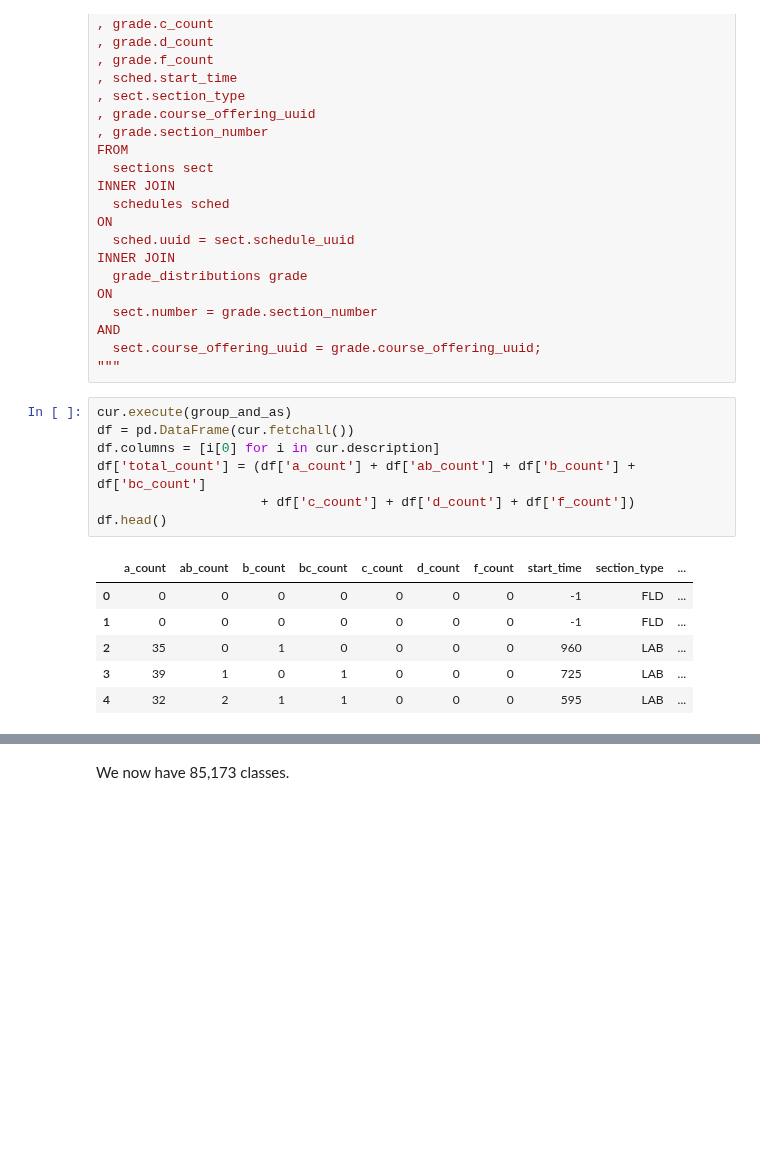
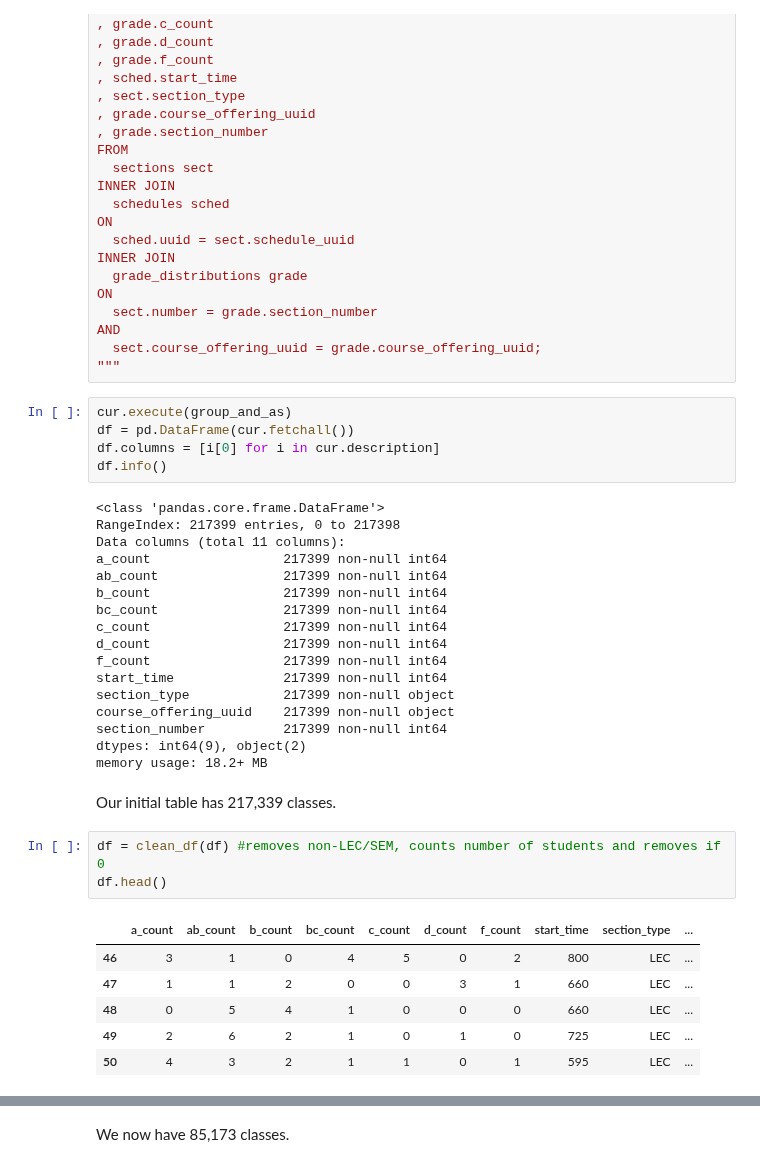
Before and after one commit to kayschulz/build_course_schedule, a Jupyter notebook: time_and_grades.ipynb, the cells around one changed output, grey strips where cells are left out. Cells and saved outputs as stored; diff of their text form; blank space fills up the shorter version.

```diff
--- a/time_and_grades.ipynb
+++ b/time_and_grades.ipynb
@@ -75,16 +72,36 @@ AND
 cur.execute(group_and_as)
 df = pd.DataFrame(cur.fetchall())
 df.columns = [i[0] for i in cur.description]
-df['total_count'] = (df['a_count'] + df['ab_count'] + df['b_count'] + df['bc_count']
-                     + df['c_count'] + df['d_count'] + df['f_count'])
-df.head()
+df.info()
 # %% [output]
-|  | a_count | ab_count | b_count | bc_count | c_count | d_count | f_count | start_time | section_type | ... |
-| 0 | 0 | 0 | 0 | 0 | 0 | 0 | 0 | -1 | FLD | ... |
-| 1 | 0 | 0 | 0 | 0 | 0 | 0 | 0 | -1 | FLD | ... |
-| 2 | 35 | 0 | 1 | 0 | 0 | 0 | 0 | 960 | LAB | ... |
-| 3 | 39 | 1 | 0 | 1 | 0 | 0 | 0 | 725 | LAB | ... |
-| 4 | 32 | 2 | 1 | 1 | 0 | 0 | 0 | 595 | LAB | ... |
+<class 'pandas.core.frame.DataFrame'>
+RangeIndex: 217399 entries, 0 to 217398
+Data columns (total 11 columns):
+a_count                 217399 non-null int64
+ab_count                217399 non-null int64
+b_count                 217399 non-null int64
+bc_count                217399 non-null int64
+c_count                 217399 non-null int64
+d_count                 217399 non-null int64
+f_count                 217399 non-null int64
+start_time              217399 non-null int64
+section_type            217399 non-null object
+course_offering_uuid    217399 non-null object
+section_number          217399 non-null int64
+dtypes: int64(9), object(2)
+memory usage: 18.2+ MB
+# %% [markdown]
+Our initial table has 217,339 classes.
+# %%
+df = clean_df(df) #removes non-LEC/SEM, counts number of students and removes if 0
+df.head()
+# %% [output]
+|  | a_count | ab_count | b_count | bc_count | c_count | d_count | f_count | start_time | section_type | ... |
+| 46 | 3 | 1 | 0 | 4 | 5 | 0 | 2 | 800 | LEC | ... |
+| 47 | 1 | 1 | 2 | 0 | 0 | 3 | 1 | 660 | LEC | ... |
+| 48 | 0 | 5 | 4 | 1 | 0 | 0 | 0 | 660 | LEC | ... |
+| 49 | 2 | 6 | 2 | 1 | 0 | 1 | 0 | 725 | LEC | ... |
+| 50 | 4 | 3 | 2 | 1 | 1 | 0 | 1 | 595 | LEC | ... |
 # %%
 df.info()
 # %% [output]
```
Also changed, not shown: parts of 27 cells of this notebook, 1 other file.
